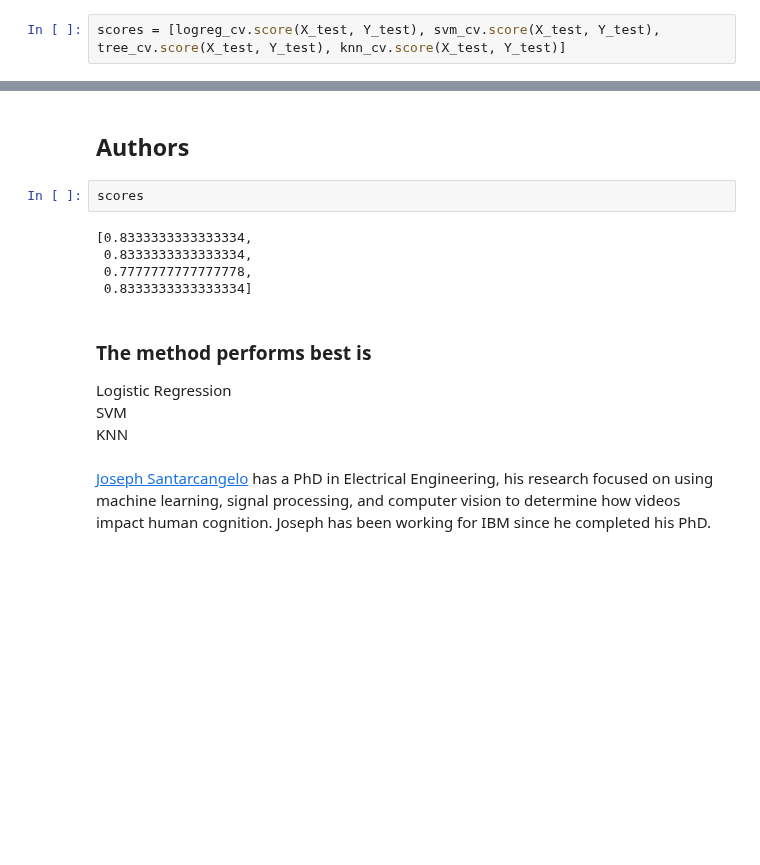
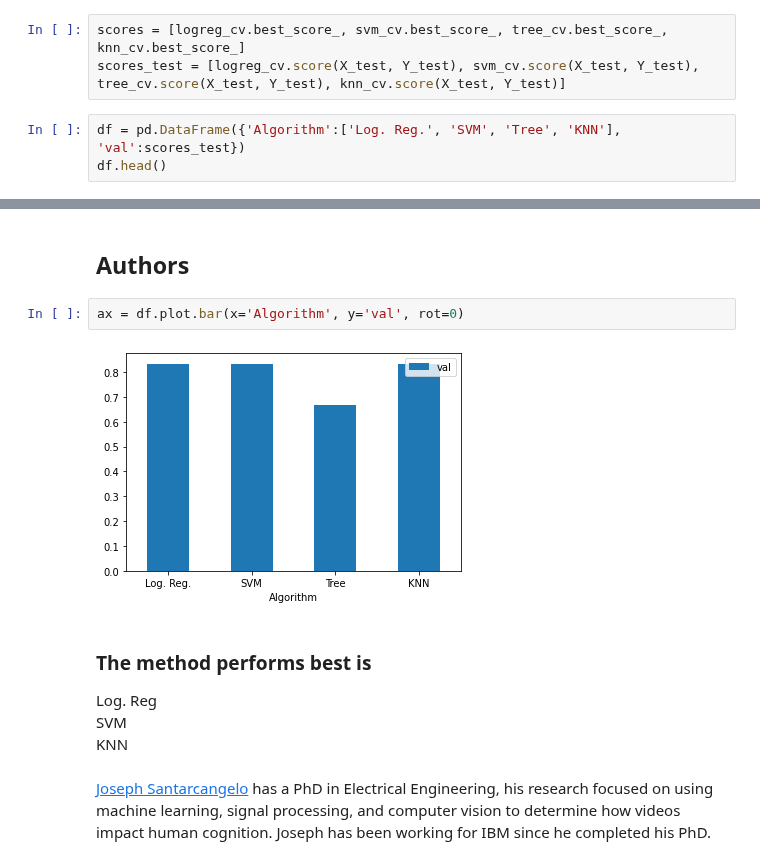
Before and after one commit to rafapaz/ML_IBM-10, a Jupyter notebook: SpaceX_Machine Learning Prediction_Part_5.ipynb, the cells around one changed output, grey strips where cells are left out. Saved outputs shown, nothing was run; the diff lists cells and outputs as text; blank space fills up the shorter version.

```diff
--- a/SpaceX_Machine Learning Prediction_Part_5.ipynb
+++ b/SpaceX_Machine Learning Prediction_Part_5.ipynb
@@ -334,4 +318,8 @@ plot_confusion_matrix(Y_test,yhat)
 # %% [markdown]
 Find the method performs best:
 # %%
-scores = [logreg_cv.score(X_test, Y_test), svm_cv.score(X_test, Y_test), tree_cv.score(X_test, Y_test), knn_cv.score(X_test, Y_test)]
+scores = [logreg_cv.best_score_, svm_cv.best_score_, tree_cv.best_score_, knn_cv.best_score_]
+scores_test = [logreg_cv.score(X_test, Y_test), svm_cv.score(X_test, Y_test), tree_cv.score(X_test, Y_test), knn_cv.score(X_test, Y_test)]
+# %%
+df = pd.DataFrame({'Algorithm':['Log. Reg.', 'SVM', 'Tree', 'KNN'], 'val':scores_test})
+df.head()
@@ -338,15 +332,12 @@ scores = [logreg_cv.score(X_test, Y_test), svm_cv.score(X_test, Y_test), tree_cv
 # %% [markdown]
 ## Authors
-# %%
-scores
-# %% [output]
-[0.8333333333333334,
- 0.8333333333333334,
- 0.7777777777777778,
- 0.8333333333333334]
+# %%
+ax = df.plot.bar(x='Algorithm', y='val', rot=0)
+# %% [output]
+[figure, added]
 # %% [markdown]
 ### The method performs best is
-Logistic Regression <br>
+Log. Reg <br>
 SVM <br>
 KNN
 # %% [markdown]
```
Also changed, not shown: parts of 5 cells of this notebook, 5 other files.
